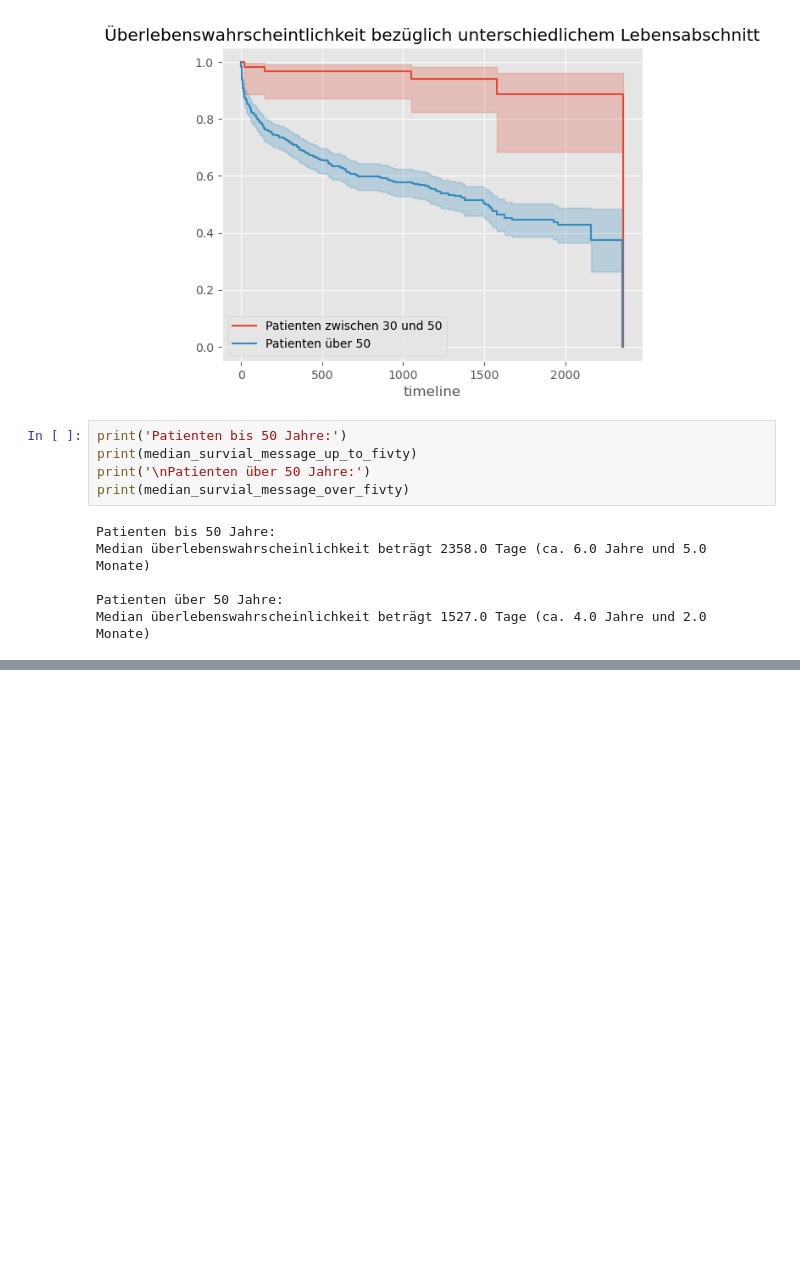
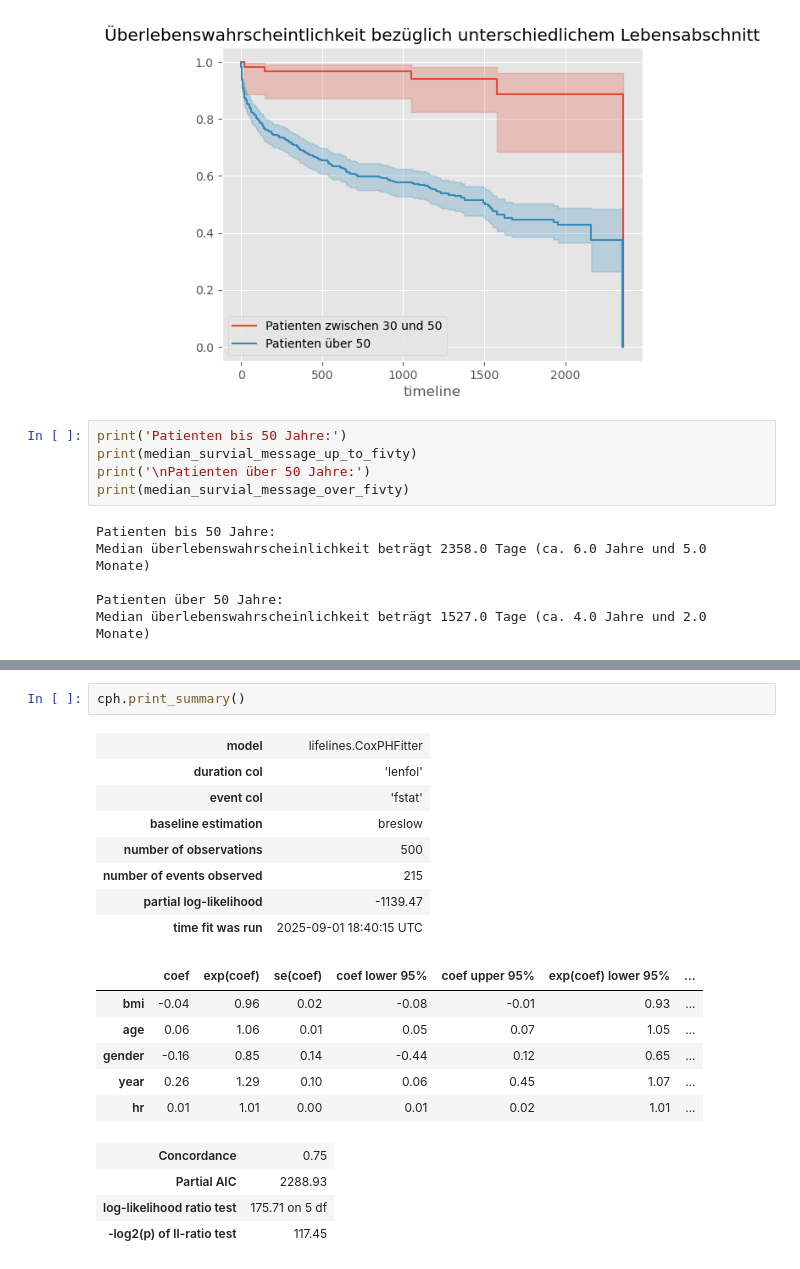
Before and after one commit to wolfJaeger/survivalanalysis, a Jupyter notebook: survival_whas500.ipynb, the cells around one changed output, grey strips where cells are left out. Saved outputs shown, nothing was run; the diff lists cells and outputs as text; blank space fills up the shorter version.

```diff
--- a/survival_whas500.ipynb
+++ b/survival_whas500.ipynb
@@ -208,0 +220,21 @@ https://de.wikipedia.org/wiki/Cox-Regression
+# %%
+cph.print_summary()
+# %% [output]
+| model | lifelines.CoxPHFitter |
+| duration col | 'lenfol' |
+| event col | 'fstat' |
+| baseline estimation | breslow |
+| number of observations | 500 |
+| number of events observed | 215 |
+| partial log-likelihood | -1139.47 |
+| time fit was run | 2025-09-01 18:40:15 UTC |
+|  | coef | exp(coef) | se(coef) | coef lower 95% | coef upper 95% | exp(coef) lower 95% | ... |
+| bmi | -0.04 | 0.96 | 0.02 | -0.08 | -0.01 | 0.93 | ... |
+| age | 0.06 | 1.06 | 0.01 | 0.05 | 0.07 | 1.05 | ... |
+| gender | -0.16 | 0.85 | 0.14 | -0.44 | 0.12 | 0.65 | ... |
+| year | 0.26 | 1.29 | 0.10 | 0.06 | 0.45 | 1.07 | ... |
+| hr | 0.01 | 1.01 | 0.00 | 0.01 | 0.02 | 1.01 | ... |
+| Concordance | 0.75 |
+| Partial AIC | 2288.93 |
+| log-likelihood ratio test | 175.71 on 5 df |
+| -log2(p) of ll-ratio test | 117.45 |
```
Also changed, not shown: parts of 6 cells of this notebook.
